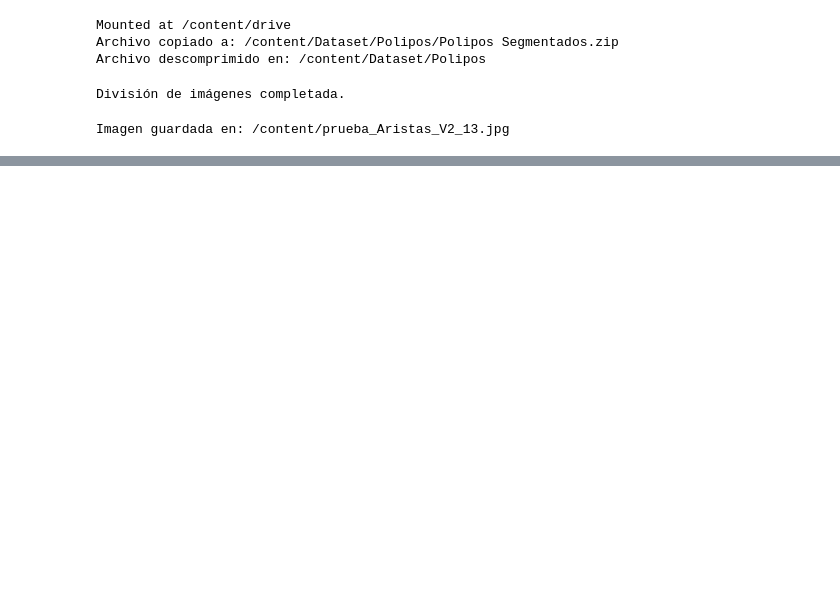
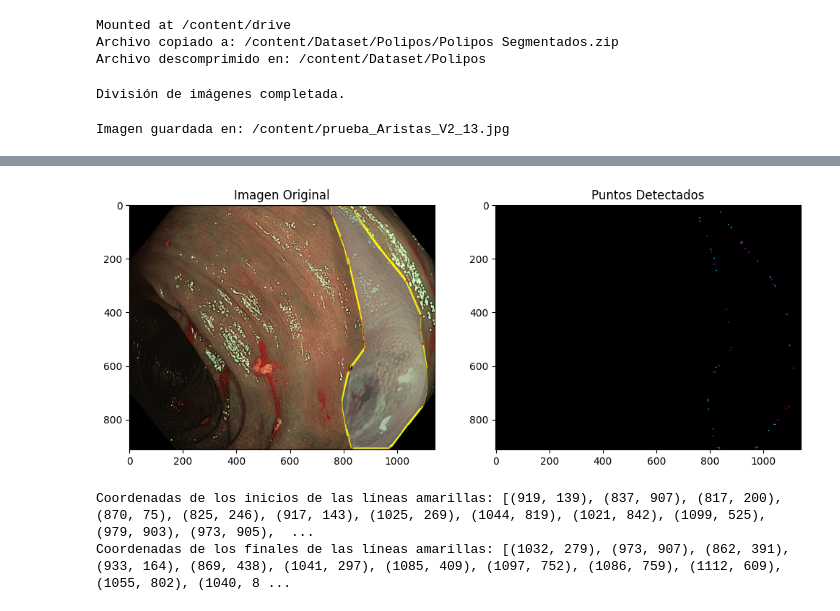
Before and after one commit to JorgeAnsotegui/TFM, a Jupyter notebook: Generate_json.ipynb, the cells around one changed output, grey strips where cells are left out. Saved outputs shown, nothing was run; the diff lists cells and outputs as text; code cells hidden in the pictures; blank space fills up the shorter version.

Commit message:
Ahora uso detección de lineas de Hough.

```diff
--- a/Generate_json.ipynb
+++ b/Generate_json.ipynb
@@ -115,7 +115,7 @@ def detect_and_draw_red_vertices(image_path, output_path, distance_threshold=10)
     cv2.imwrite(output_path, result)
 
 # Ruta de la imagen de prueba
-image_path = '/content/Dataset/Polipos/TrainValTest/test/100H0013.jpg'
+image_path = '/content/Dataset/Polipos/TrainValTest/test/100H0017.jpg'
 
 # Ruta de salida para la imagen resultante
 output_path = '/content/prueba_Aristas_V2_13.jpg'
@@ -131,0 +481,77 @@ Imagen guardada en: /content/prueba_Aristas_V2_13.jpg
+# %%
+import cv2
+import numpy as np
+import matplotlib.pyplot as plt
+
+def detect_yellow_lines(image):
+    # Convertir la imagen a espacio de color HSV
+    hsv = cv2.cvtColor(image, cv2.COLOR_BGR2HSV)
+
+    # Definir el rango de color amarillo en HSV
+    lower_yellow = np.array([20, 100, 100])
+    upper_yellow = np.array([30, 255, 255])
+
+    # Crear una máscara para el color amarillo
+    mask_yellow = cv2.inRange(hsv, lower_yellow, upper_yellow)
+
+    # Aplicar detección de bordes usando Canny
+    edges = cv2.Canny(mask_yellow, 50, 150)
+
+    # Detectar líneas usando la transformada de Hough
+    lines = cv2.HoughLinesP(edges, 1, np.pi / 180, threshold=50, minLineLength=50, maxLineGap=10)
+
+    yellow_line_starts = []
+    yellow_line_ends = []
+    if lines is not None:
+        for line in lines:
+            for x1, y1, x2, y2 in line:
+                yellow_line_starts.append((x1, y1))
+                yellow_line_ends.append((x2, y2))
+                cv2.line(image, (x1, y1), (x2, y2), (0, 255, 255), 2)
+
+    return yellow_line_starts, yellow_line_ends
+
+def main(image_path):
+    # Cargar la imagen
+    image = cv2.imread(image_path)
+
+    # Detectar líneas amarillas
+    yellow_line_starts, yellow_line_ends = detect_yellow_lines(image)
+
+    # Crear una nueva imagen negra del mismo tamaño
+    black_image = np.zeros_like(image)
+
+    # Pintar puntos cian en los inicios de las líneas amarillas
+    for start in yellow_line_starts:
+        cv2.circle(black_image, start, 2, (255, 255, 0), -1)  # Color cian (BGR: 255, 255, 0)
+
+    # Pintar puntos magenta en los finales de las líneas amarillas
+    for end in yellow_line_ends:
+        cv2.circle(black_image, end, 2, (255, 0, 255), -1)  # Color magenta (BGR: 255, 0, 255)
+
+    # Mostrar la imagen original con los resultados
+    plt.figure(figsize=(12, 6))
+    plt.subplot(1, 2, 1)
+    plt.title('Imagen Original')
+    plt.imshow(cv2.cvtColor(image, cv2.COLOR_BGR2RGB))
+
+    # Mostrar la nueva imagen con puntos cian y magenta
+    plt.subplot(1, 2, 2)
+    plt.title('Puntos Detectados')
+    plt.imshow(cv2.cvtColor(black_image, cv2.COLOR_BGR2RGB))
+    plt.show()
+
+    # Devolver las listas de inicios y finales de líneas
+    return yellow_line_starts, yellow_line_ends
+
+# Ruta de la imagen a procesar
+image_path = '/content/Dataset/Polipos/TrainValTest/test/100H0017.jpg'
+
+# Ejecutar el programa
+yellow_line_starts, yellow_line_ends = main(image_path)
+print("Coordenadas de los inicios de las líneas amarillas:", yellow_line_starts)
+print("Coordenadas de los finales de las líneas amarillas:", yellow_line_ends)
+# %% [output]
+[figure, added]
+Coordenadas de los inicios de las líneas amarillas: [(919, 139), (837, 907), (817, 200), (870, 75), (825, 246), (917, 143), (1025, 269), (1044, 819), (1021, 842), (1099, 525), (979, 903), (973, 905),  ...
+Coordenadas de los finales de las líneas amarillas: [(1032, 279), (973, 907), (862, 391), (933, 164), (869, 438), (1041, 297), (1085, 409), (1097, 752), (1086, 759), (1112, 609), (1055, 802), (1040, 8 ...
```
Also changed, not shown: parts of 4 cells of this notebook.
